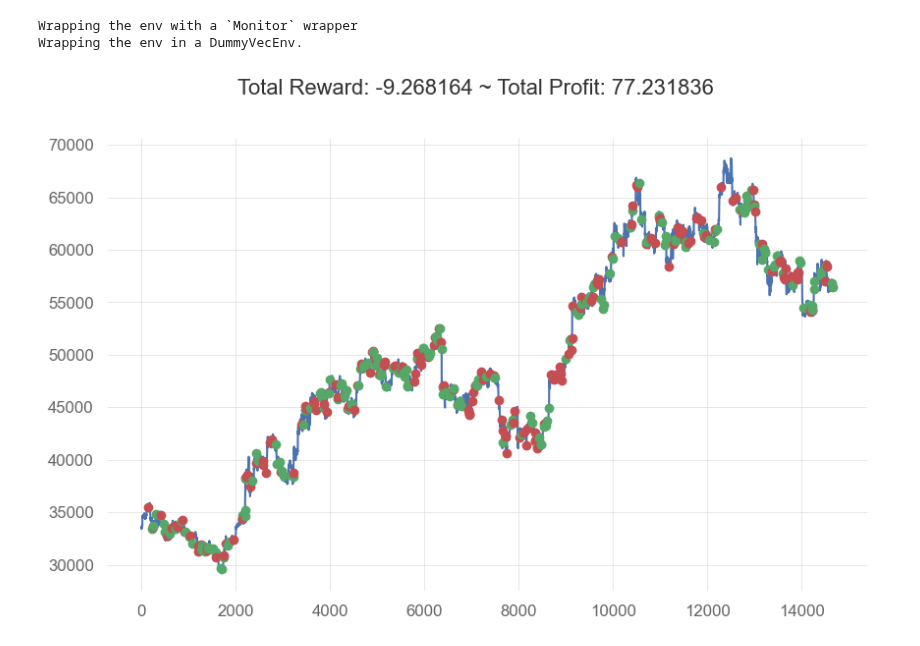
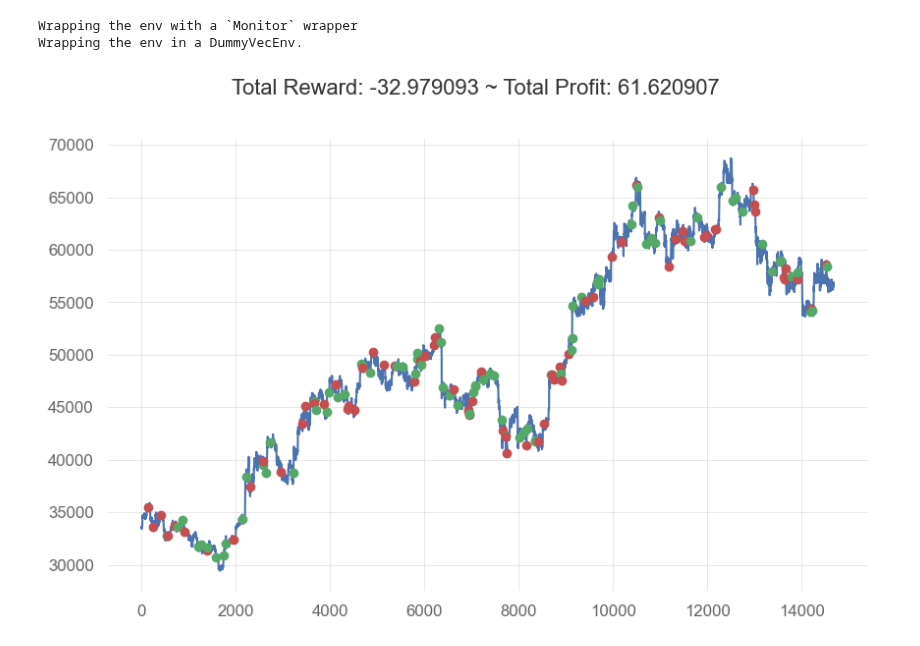
Before and after one commit to zizzs3228/trading, a Jupyter notebook: AIbot.ipynb, the cells around one changed output. Saved outputs shown, nothing was run; the diff lists cells and outputs as text; code cells hidden in the pictures.

```diff
--- a/AIbot.ipynb
+++ b/AIbot.ipynb
@@ -188,30 +188,30 @@ num_cpu = 1
 # %%
 env = MyCustomEnv(df=traindf, frame_bound=(start_index+202,end_index), window_size=window_size)
 
 profit = []
 results = []
-model = PPO.load('models\\test204\\1700000.zip',env=env)
+model = PPO.load('models\\test205\\1200000.zip',env=env)
 
 obs = env.reset()
 
 while True:
     action, state = model.predict(obs)
     obs, reward, done, info = env.step(action)
     results.append(info['total_profit'])
     # rewards.append(reward)
     if done:
         break
     # profit.append(info['total_profit'])
 # print(info['total_profit'])
 plt.cla()
 env.render_all()
 plt.show()
 # plt.scatter(range(len(rewards)), rewards)
 # plt.show()
 # %% [output]
 Wrapping the env with a `Monitor` wrapper
 Wrapping the env in a DummyVecEnv.
-[figure, old version]
+[figure, new version]
 # %%
 # results = pd.DataFrame(results)
 # qs.extend_pandas()
```
Also changed, not shown: 1 other file.
